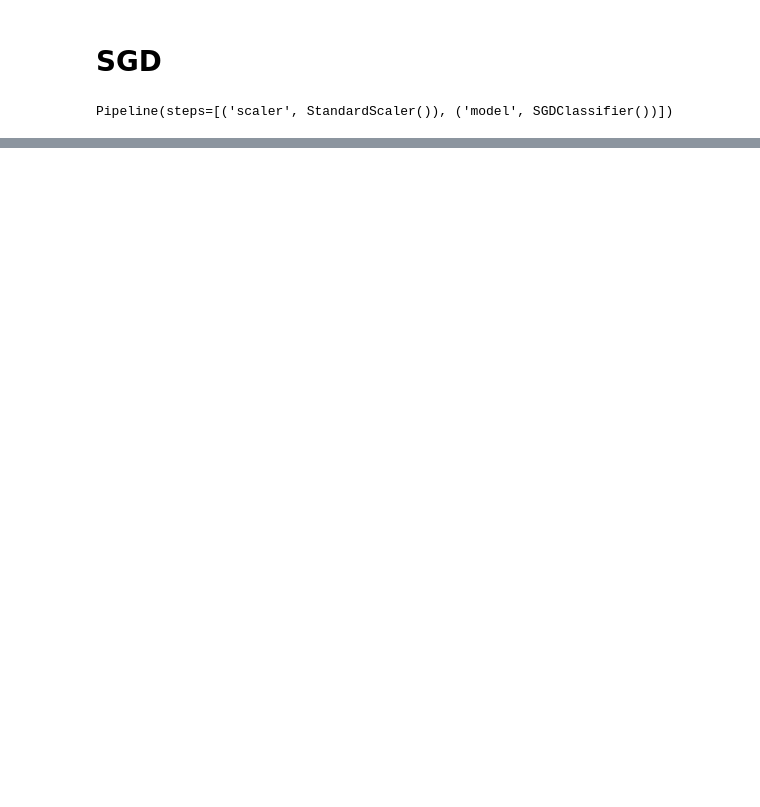
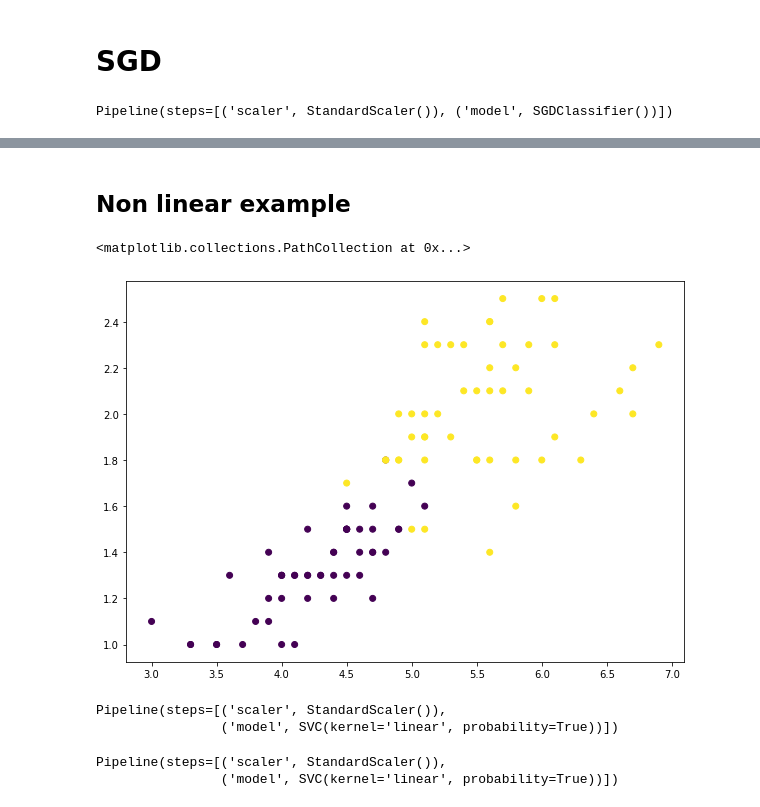
Before and after one commit to Kamil128/Training_DS_Classification, a Jupyter notebook: 3_SVM_example.ipynb, the cells around one changed output, grey strips where cells are left out. Cells and saved outputs as stored; diff of their text form; code cells hidden in the pictures; blank space fills up the shorter version.

Commit message:
3_SVM_example

```diff
--- a/3_SVM_example.ipynb
+++ b/3_SVM_example.ipynb
@@ -188,0 +184,14 @@ AttributeError: probability estimates are not available for loss='hinge'
+# %% [markdown]
+## Non linear example
+# %%
+X = X_iris[y_iris != 0]
+y = y_iris[y_iris != 0]
+
+
+import matplotlib.pyplot as plt
+
+plt.figure(figsize=(10 ,7))
+plt.scatter(X[:, 0], X[:, 1], c=y)
+# %% [output]
+<matplotlib.collections.PathCollection at 0x...>
+[figure, added]
@@ -188,0 +201,19 @@ AttributeError: probability estimates are not available for loss='hinge'
+# %%
+from sklearn.pipeline import Pipeline
+from sklearn.preprocessing import StandardScaler
+from sklearn.svm import LinearSVC, SVC
+
+model = Pipeline([
+    ('scaler', StandardScaler()),
+    ('model', SVC(kernel='linear', probability=True))
+])
+
+model.fit(X_train, y_train)
+# %% [output]
+Pipeline(steps=[('scaler', StandardScaler()),
+                ('model', SVC(kernel='linear', probability=True))])
+# %%
+model.fit(X_train, y_train)
+# %% [output]
+Pipeline(steps=[('scaler', StandardScaler()),
+                ('model', SVC(kernel='linear', probability=True))])
```
Also changed, not shown: parts of 18 cells of this notebook.
